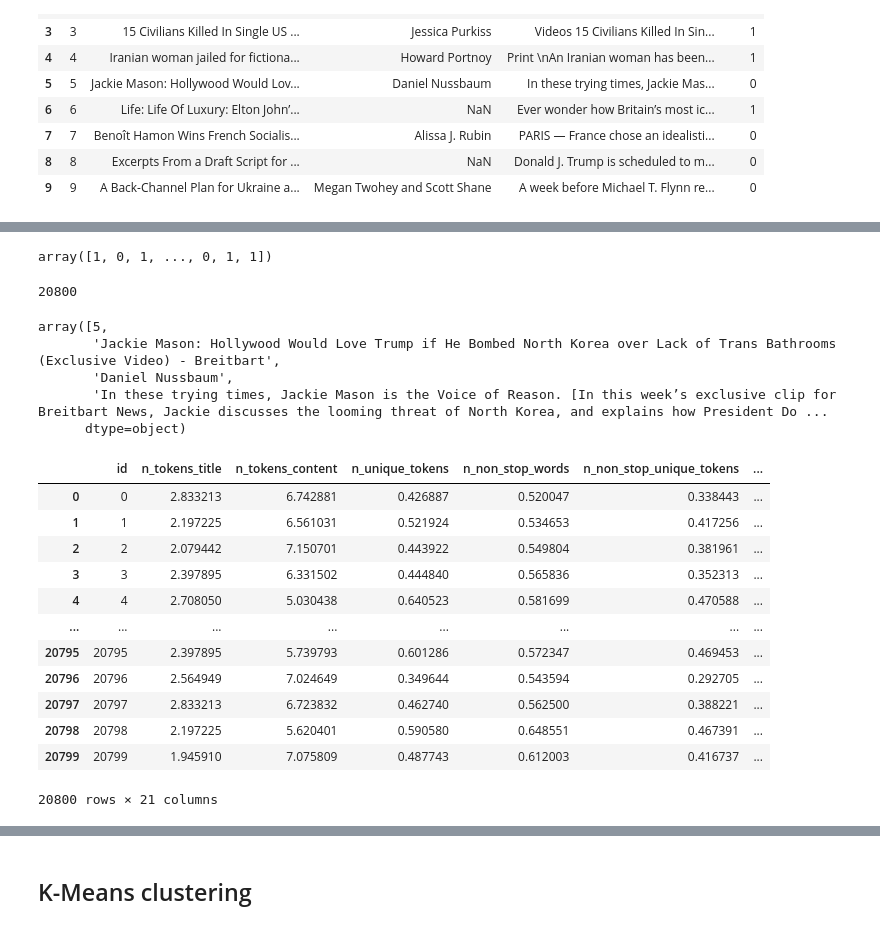
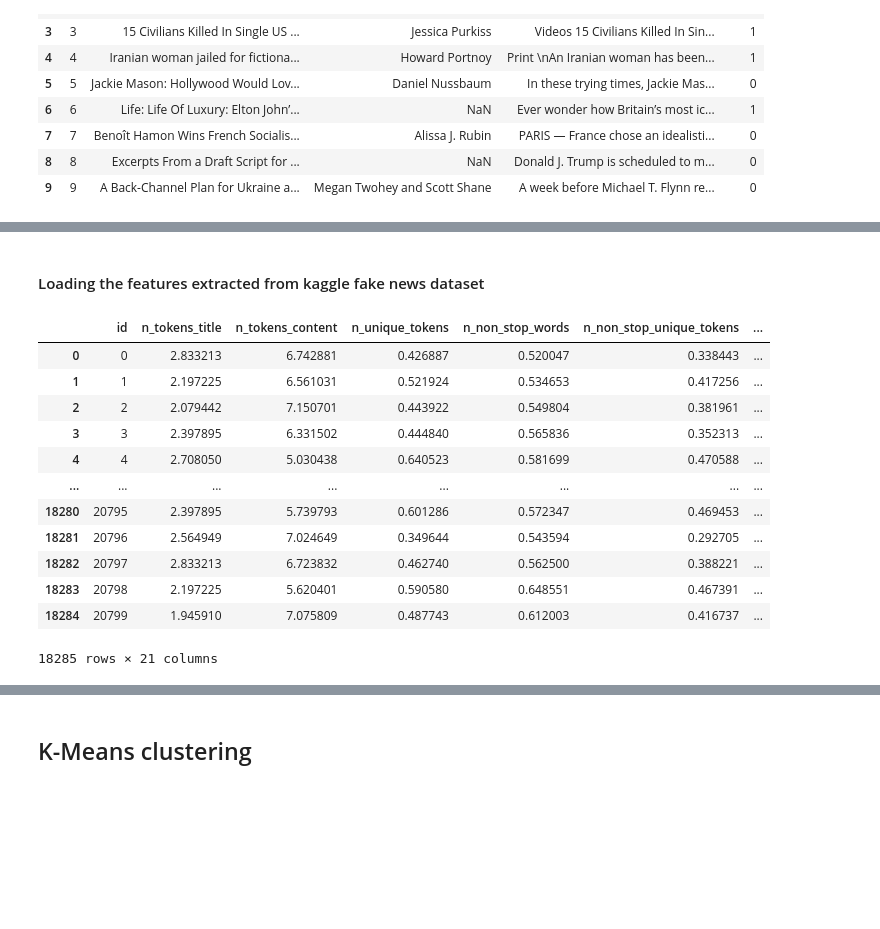
Before and after one commit to ihayet/EECS731_FakeNews_Project, a Jupyter notebook: notebooks/Kaggle_Featureextractions_clustering.ipynb, the cells around one changed output, grey strips where cells are left out. Saved outputs shown, nothing was run; the diff lists cells and outputs as text; code cells hidden in the pictures; blank space fills up the shorter version.

```diff
--- a/notebooks/Kaggle_Featureextractions_clustering.ipynb
+++ b/notebooks/Kaggle_Featureextractions_clustering.ipynb
@@ -48,44 +46,19 @@ dataset['label'] = dataset['label'].astype(int)
-# %%
-array = dataset.values
-X = array[:,0:4]
-Y = array[:,4]
-Y=Y.astype(int)
-Y
-# %% [output]
-array([1, 0, 1, ..., 0, 1, 1])
-# %%
-len(Y)
-# %% [output]
-20800
-# %%
-i=0
-dataset1=[]
-while i< len(Y):
-    if Y[i]==0:
-        dataset1.append(X[i])
-    i=i+1
-
-dataset1[1]
-# %% [output]
-array([5,
-       'Jackie Mason: Hollywood Would Love Trump if He Bombed North Korea over Lack of Trans Bathrooms (Exclusive Video) - Breitbart',
-       'Daniel Nussbaum',
-       'In these trying times, Jackie Mason is the Voice of Reason. [In this week’s exclusive clip for Breitbart News, Jackie discusses the looming threat of North Korea, and explains how President Do ...
-      dtype=object)
+# %% [markdown]
+#### Loading the features extracted  from kaggle fake news dataset
 # %%
-kaggle_features=pd.read_csv("../data/kaggle_features/kaggle_features1.csv")
-kaggle_features
+df_metadata=pd.read_csv("../data/kaggle_features/kaggle_features1.csv")
+df_metadata
 # %% [output]
 |  | id | n_tokens_title | n_tokens_content | n_unique_tokens | n_non_stop_words | n_non_stop_unique_tokens | ... |
 | 0 | 0 | 2.833213 | 6.742881 | 0.426887 | 0.520047 | 0.338443 | ... |
 | 1 | 1 | 2.197225 | 6.561031 | 0.521924 | 0.534653 | 0.417256 | ... |
 | 2 | 2 | 2.079442 | 7.150701 | 0.443922 | 0.549804 | 0.381961 | ... |
 | 3 | 3 | 2.397895 | 6.331502 | 0.444840 | 0.565836 | 0.352313 | ... |
 | 4 | 4 | 2.708050 | 5.030438 | 0.640523 | 0.581699 | 0.470588 | ... |
 | ... | ... | ... | ... | ... | ... | ... | ... |
-| 20795 | 20795 | 2.397895 | 5.739793 | 0.601286 | 0.572347 | 0.469453 | ... |
-| 20796 | 20796 | 2.564949 | 7.024649 | 0.349644 | 0.543594 | 0.292705 | ... |
-| 20797 | 20797 | 2.833213 | 6.723832 | 0.462740 | 0.562500 | 0.388221 | ... |
-| 20798 | 20798 | 2.197225 | 5.620401 | 0.590580 | 0.648551 | 0.467391 | ... |
-| 20799 | 20799 | 1.945910 | 7.075809 | 0.487743 | 0.612003 | 0.416737 | ... |
+| 18280 | 20795 | 2.397895 | 5.739793 | 0.601286 | 0.572347 | 0.469453 | ... |
+| 18281 | 20796 | 2.564949 | 7.024649 | 0.349644 | 0.543594 | 0.292705 | ... |
+| 18282 | 20797 | 2.833213 | 6.723832 | 0.462740 | 0.562500 | 0.388221 | ... |
+| 18283 | 20798 | 2.197225 | 5.620401 | 0.590580 | 0.648551 | 0.467391 | ... |
+| 18284 | 20799 | 1.945910 | 7.075809 | 0.487743 | 0.612003 | 0.416737 | ... |
-20800 rows × 21 columns
+18285 rows × 21 columns
```
Also changed, not shown: parts of 67 cells of this notebook.
